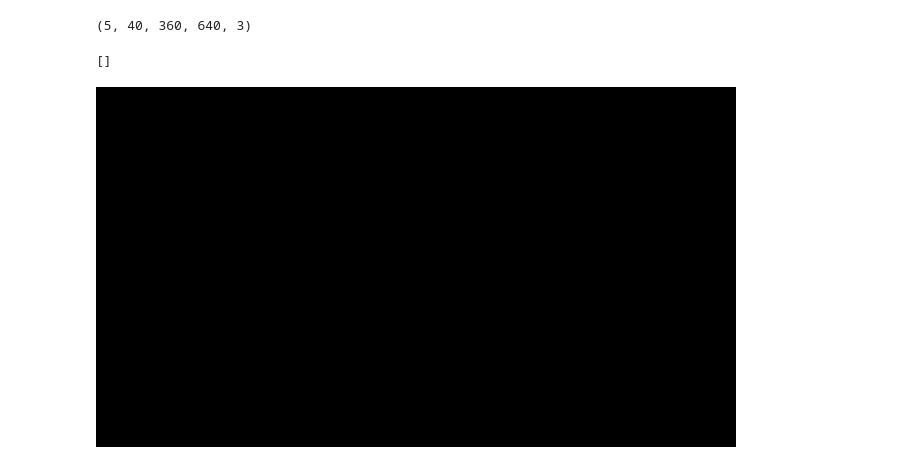
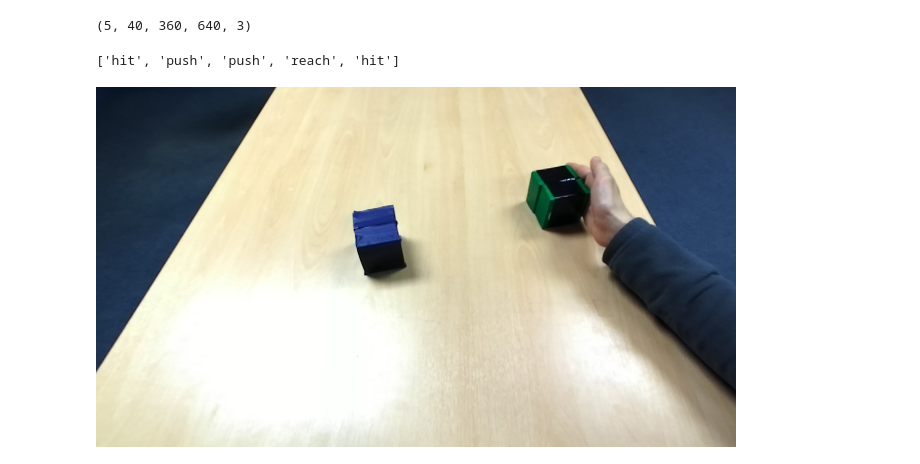
Before and after one commit to leopauly/Observation-Learning, a Jupyter notebook: DataSet/DataSet.ipynb, the cells around one changed output. Saved outputs shown, nothing was run; the diff lists cells and outputs as text; code cells hidden in the pictures.

Commit message:
Adding the reset function to DataSet

```diff
--- a/DataSet/DataSet.ipynb
+++ b/DataSet/DataSet.ipynb
@@ -26,9 +26,7 @@ class DataSet:
                         print('Loading ', framepath)
                         self.videos[vidIndex, frame] = imread(framepath)[:,:,:3]
         random.seed(7)
-        self.Indices = list(range(3*5))
-        random.shuffle(self.Indices)
-        self.size = len(self.Indices)
+        self.reset()
 
     def get_batch(self,batch_size=5):
         # Initialisation
@@ -42,4 +40,10 @@ class DataSet:
                 labels.append(self.activity[ni])
 
         return videos,labels
+
+    def reset(self):
+        # Reset the data set before starting a new epoch
+        self.Indices = list(range(3*5))
+        self.size = len(self.Indices)
+        random.shuffle(self.Indices)
 # %% [output]
@@ -73,8 +77,8 @@ vids.shape
 # %%
 labels
 # %% [output]
-[]
+['hit', 'push', 'push', 'reach', 'hit']
 # %%
-Image.fromarray(vids[4,25])
+Image.fromarray(vids[4,10])
 # %% [output]
-[figure, old version]
+[figure, new version]
```
Also changed, not shown: parts of 2 cells of this notebook, 1 other file.
